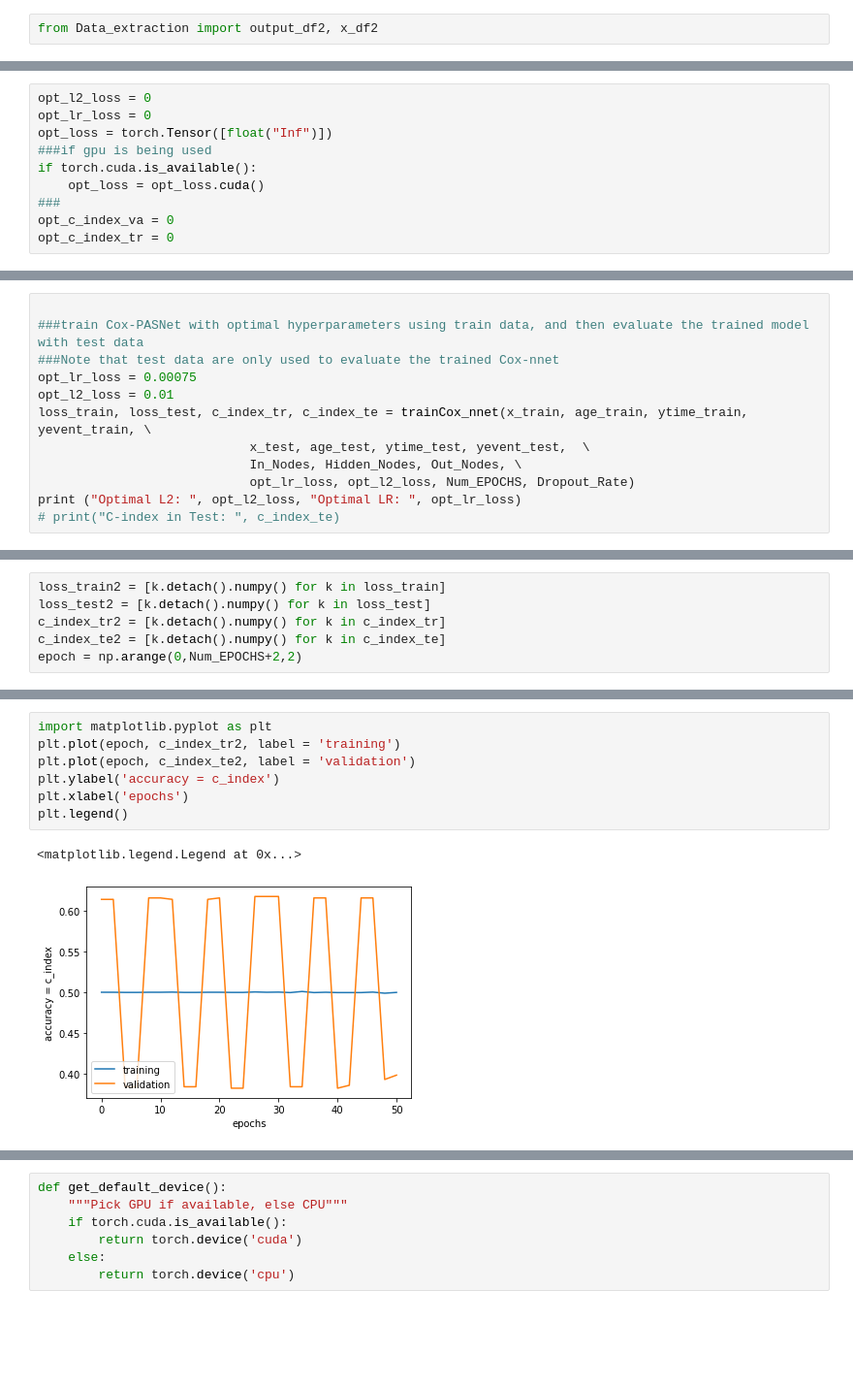
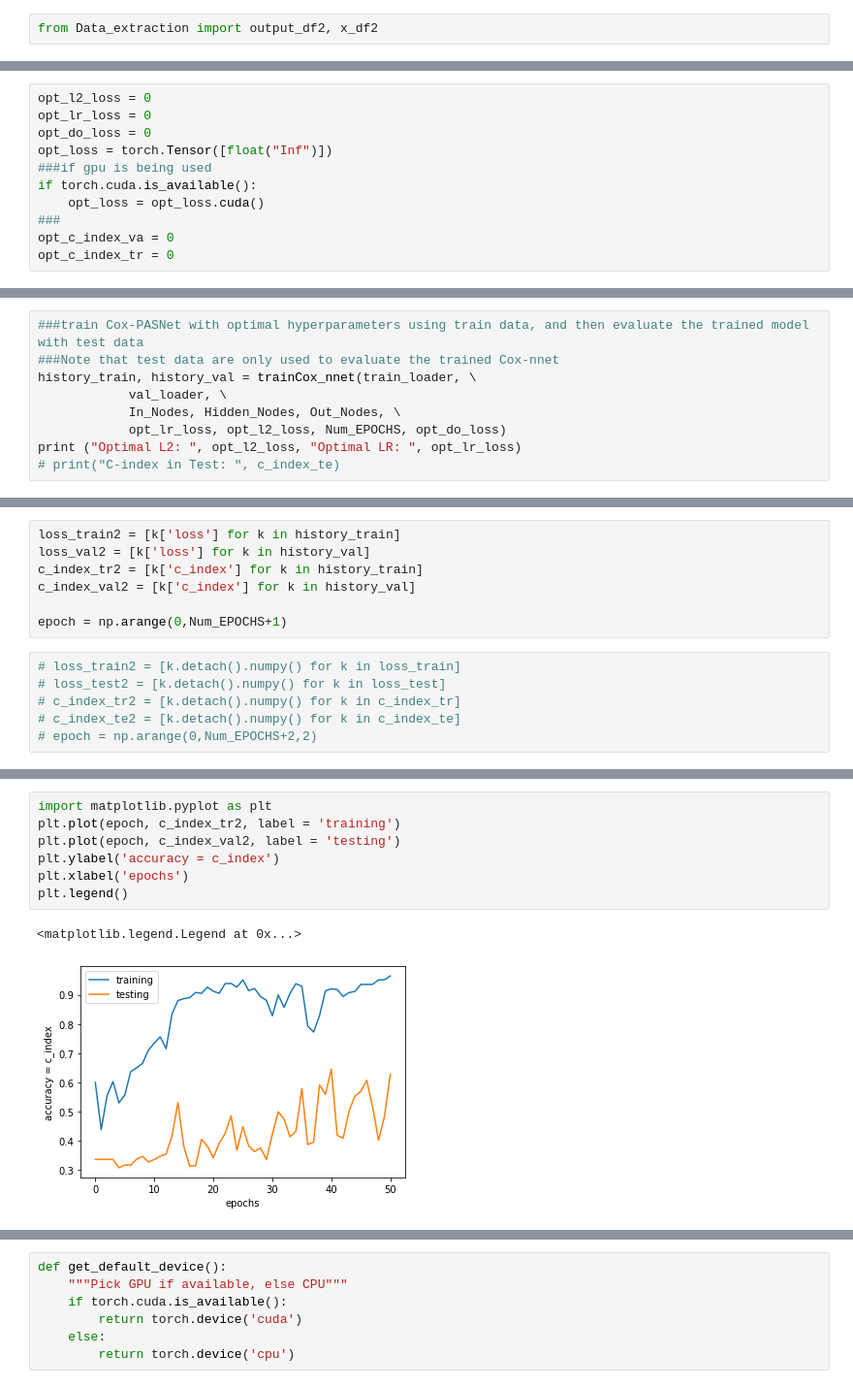
Before and after one commit to anaischossegros/research_project, a Jupyter notebook: src/Run.ipynb, the cells around one changed output, grey strips where cells are left out. Shown: that part at 97% size. Saved outputs shown, nothing was run; the diff lists cells and outputs as text; blank space fills up the shorter version.

```diff
--- a/src/Run.ipynb
+++ b/src/Run.ipynb
@@ -76,6 +83,7 @@ print(train_sampler)
 # %%
 opt_l2_loss = 0
 opt_lr_loss = 0
+opt_do_loss = 0
 opt_loss = torch.Tensor([float("Inf")])
 ###if gpu is being used
 if torch.cuda.is_available():
@@ -100,13 +135,10 @@ opt_c_index_tr = 0
 # %%
-
 ###train Cox-PASNet with optimal hyperparameters using train data, and then evaluate the trained model with test data
 ###Note that test data are only used to evaluate the trained Cox-nnet
-opt_lr_loss = 0.00075
-opt_l2_loss = 0.01
-loss_train, loss_test, c_index_tr, c_index_te = trainCox_nnet(x_train, age_train, ytime_train, yevent_train, \
-							x_test, age_test, ytime_test, yevent_test,  \
-							In_Nodes, Hidden_Nodes, Out_Nodes, \
-							opt_lr_loss, opt_l2_loss, Num_EPOCHS, Dropout_Rate)
+history_train, history_val = trainCox_nnet(train_loader, \
+			val_loader, \
+			In_Nodes, Hidden_Nodes, Out_Nodes, \
+			opt_lr_loss, opt_l2_loss, Num_EPOCHS, opt_do_loss)
 print ("Optimal L2: ", opt_l2_loss, "Optimal LR: ", opt_lr_loss)
 # print("C-index in Test: ", c_index_te)
 # %% [output]
@@ -114,7 +165,14 @@ Optimal L2:  0.01 Optimal LR:  0.00075
+# %%
+loss_train2 = [k['loss'] for k in history_train]
+loss_val2 = [k['loss'] for k in history_val]
+c_index_tr2 = [k['c_index'] for k in history_train]
+c_index_val2 = [k['c_index'] for k in history_val]
+
+epoch = np.arange(0,Num_EPOCHS+1)
 # %%
-loss_train2 = [k.detach().numpy() for k in loss_train]
-loss_test2 = [k.detach().numpy() for k in loss_test]
-c_index_tr2 = [k.detach().numpy() for k in c_index_tr]
-c_index_te2 = [k.detach().numpy() for k in c_index_te]
-epoch = np.arange(0,Num_EPOCHS+2,2)
+# loss_train2 = [k.detach().numpy() for k in loss_train]
+# loss_test2 = [k.detach().numpy() for k in loss_test]
+# c_index_tr2 = [k.detach().numpy() for k in c_index_tr]
+# c_index_te2 = [k.detach().numpy() for k in c_index_te]
+# epoch = np.arange(0,Num_EPOCHS+2,2)
 # %%
@@ -135,10 +193,10 @@ plt.legend()
 # %%
 import matplotlib.pyplot as plt
 plt.plot(epoch, c_index_tr2, label = 'training')
-plt.plot(epoch, c_index_te2, label = 'validation')
+plt.plot(epoch, c_index_val2, label = 'testing')
 plt.ylabel('accuracy = c_index')
 plt.xlabel('epochs')
 plt.legend()
 # %% [output]
 <matplotlib.legend.Legend at 0x...>
-[figure, old version]
+[figure, new version]
```
Also changed, not shown: parts of 18 cells of this notebook, 5 other files.
